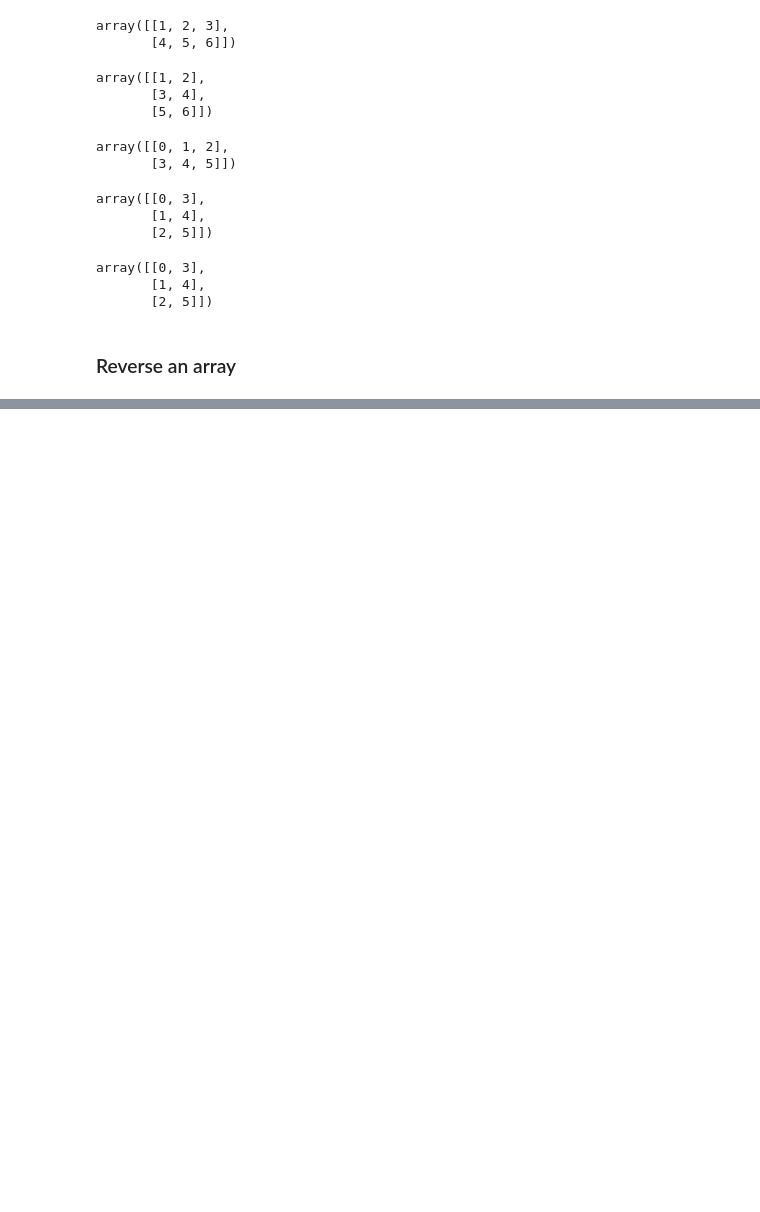
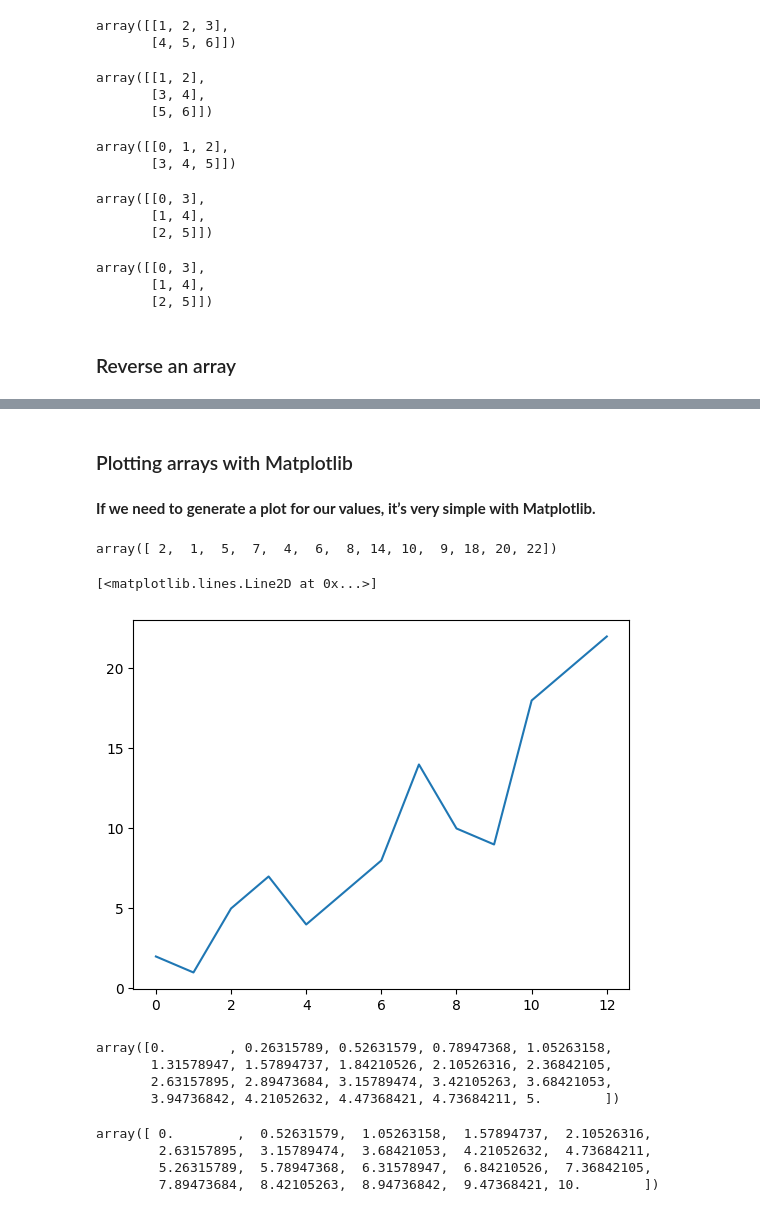
Before and after one commit to backstreetbrogrammer/53_IntroductionToNumPy, a Jupyter notebook: Introduction_To_NumPy.ipynb, the cells around one changed output, grey strips where cells are left out. Drawn from its saved outputs; the diff is of its cells as text; code cells hidden in the pictures; blank space fills up the shorter version.

```diff
--- a/Introduction_To_NumPy.ipynb
+++ b/Introduction_To_NumPy.ipynb
@@ -1102,0 +1370,9 @@ array([[0, 3],
+# %% [markdown]
+### Plotting arrays with Matplotlib
+# %% [markdown]
+**If we need to generate a plot for our values, it’s very simple with Matplotlib.**
+# %%
+a = np.array([2, 1, 5, 7, 4, 6, 8, 14, 10, 9, 18, 20, 22])
+a
+# %% [output]
+array([ 2,  1,  5,  7,  4,  6,  8, 14, 10,  9, 18, 20, 22])
@@ -1102,0 +1385,21 @@ array([[0, 3],
+# %%
+plt.plot(a)
+# %% [output]
+[<matplotlib.lines.Line2D at 0x...>]
+[figure, added]
+# %%
+x = np.linspace(0, 5, 20)
+x
+# %% [output]
+array([0.        , 0.26315789, 0.52631579, 0.78947368, 1.05263158,
+       1.31578947, 1.57894737, 1.84210526, 2.10526316, 2.36842105,
+       2.63157895, 2.89473684, 3.15789474, 3.42105263, 3.68421053,
+       3.94736842, 4.21052632, 4.47368421, 4.73684211, 5.        ])
+# %%
+y = np.linspace(0, 10, 20)
+y
+# %% [output]
+array([ 0.        ,  0.52631579,  1.05263158,  1.57894737,  2.10526316,
+        2.63157895,  3.15789474,  3.68421053,  4.21052632,  4.73684211,
+        5.26315789,  5.78947368,  6.31578947,  6.84210526,  7.36842105,
+        7.89473684,  8.42105263,  8.94736842,  9.47368421, 10.        ])
```
Also changed, not shown: parts of 68 cells of this notebook, 7 other files.
